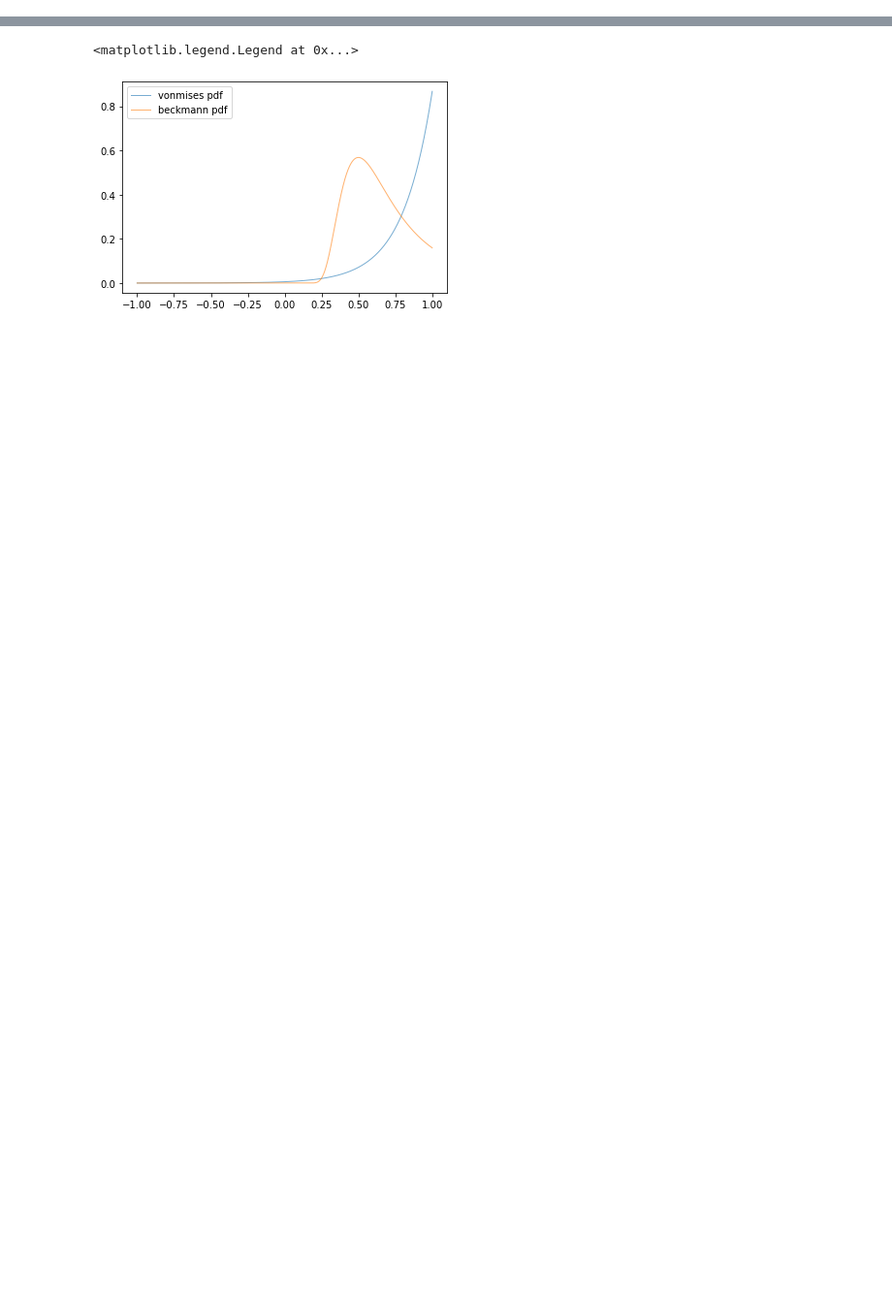
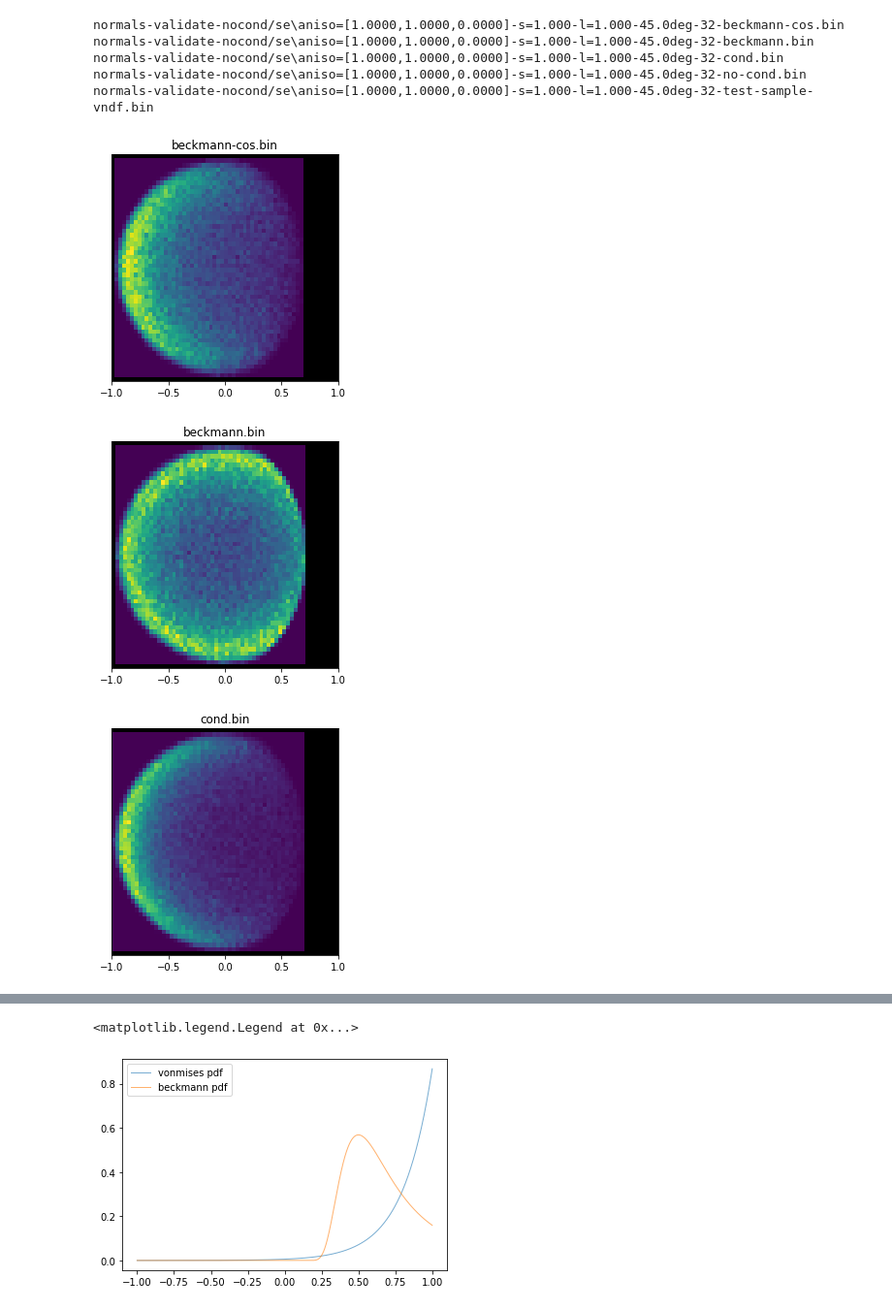
Before and after one commit to daseyb/tungsten, a Jupyter notebook: data/microfacet/ndf.ipynb, the cells around one changed output, grey strips where cells are left out. Shown: that part at 97% size. Drawn from its saved outputs; the diff is of its cells as text; code cells hidden in the pictures; blank space fills up the shorter version.

```diff
--- a/data/microfacet/ndf.ipynb
+++ b/data/microfacet/ndf.ipynb
@@ -201,0 +144,51 @@ normals/se\aniso=[1.0000,1.0000,0.0000]-s=1.000-l=1.000-ndf-new.bi.bin
+# %%
+
+with plt.style.context("seaborn-v0_8-dark"):
+    params = {'text.usetex' : True,
+            'font.size' : 7,
+            'font.family' : 'Linux Libertine'}
+    plt.rcParams.update(params)
+
+def br(L2):
+    return np.sqrt(2*L2)
+
+normal_files = dict()
+for file in glob.glob("normals-validate-nocond/se/*.bin"):
+    if "old" in file or "realizations" in file or "failed" in file:
+        continue
+    normals = np.reshape(np.fromfile(file, dtype=np.float32), (3,-1)).T
+
+    deg_idx = file.find("deg")
+    deg_idx = deg_idx if deg_idx != -1 else -4
+
+    key = file # file[:deg_idx+3] + ".bin"
+    if key not in normal_files:
+        normal_files[key] = []
+
+    normal_files[key].append((normals, file[deg_idx+3:-4]))
+    #plot_normal_collection(normals, file[len("visible-normals/"):], file)
+
+common_prefix = os.path.commonprefix(list(normal_files.keys()))
+
+for k, v in normal_files.items():
+    print(k)
+    if "l=1" in k:
+        beckmann_roughness = np.sqrt(2)
+    elif "l=0.5" in k:
+        beckmann_roughness = 2*np.sqrt(2)
+    elif "l=0.1" in k:
+        beckmann_roughness = 10*np.sqrt(2)
+
+    #plot_normal_collection_1D(v, k[len("visible-normals/"):], k,
+    #                        beckmann_roughness=np.round(beckmann_roughness, 4))
+
+    plot_normal_collection(v, k[len(common_prefix):], k)
+# %% [output]
+normals-validate-nocond/se\aniso=[1.0000,1.0000,0.0000]-s=1.000-l=1.000-45.0deg-32-beckmann-cos.bin
+normals-validate-nocond/se\aniso=[1.0000,1.0000,0.0000]-s=1.000-l=1.000-45.0deg-32-beckmann.bin
+normals-validate-nocond/se\aniso=[1.0000,1.0000,0.0000]-s=1.000-l=1.000-45.0deg-32-cond.bin
+normals-validate-nocond/se\aniso=[1.0000,1.0000,0.0000]-s=1.000-l=1.000-45.0deg-32-no-cond.bin
+normals-validate-nocond/se\aniso=[1.0000,1.0000,0.0000]-s=1.000-l=1.000-45.0deg-32-test-sample-vndf.bin
+[figure, added]
+[figure, added]
+[figure, added]
```
Also changed, not shown: parts of 2 cells of this notebook, 6 other files.
